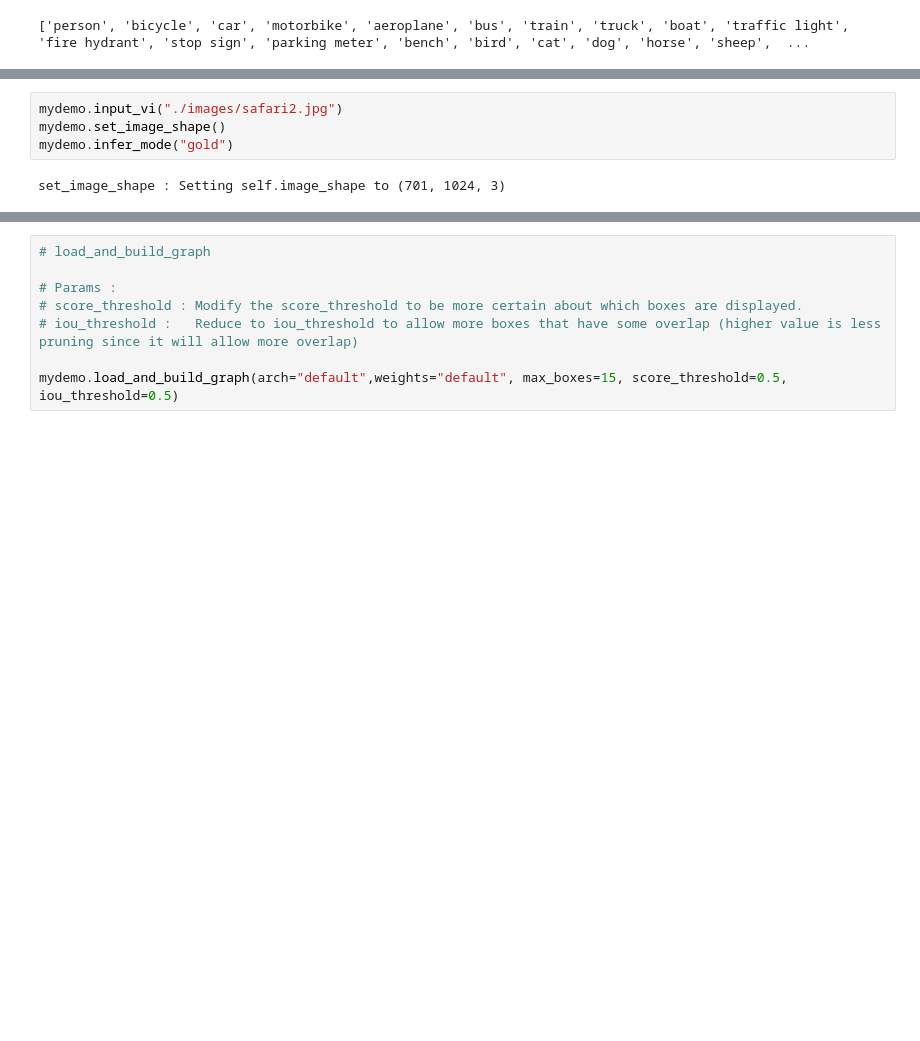
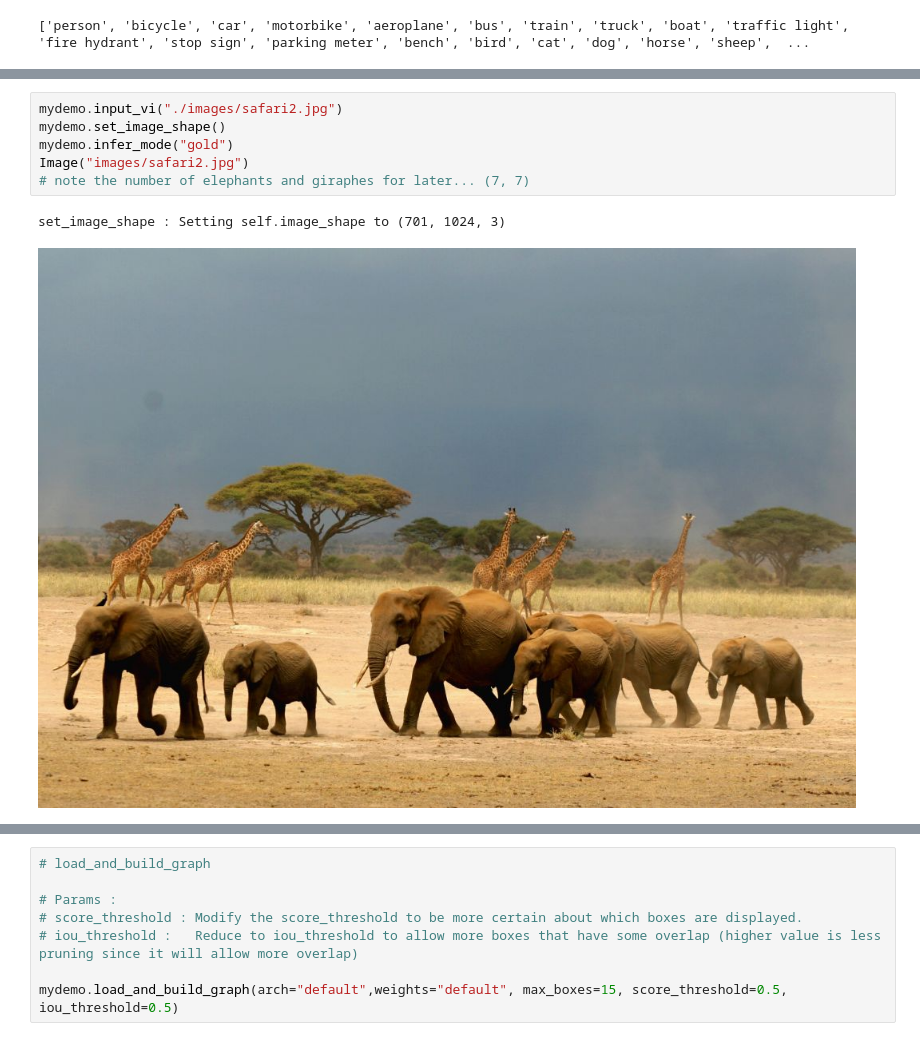
Before and after one commit to dustinvanstee/mldl-101, a Jupyter notebook: lab4-yolo-keras/YoloLab.ipynb, the cells around one changed output, grey strips where cells are left out. Drawn from its saved outputs; the diff is of its cells as text; blank space fills up the shorter version.

```diff
--- a/lab4-yolo-keras/YoloLab.ipynb
+++ b/lab4-yolo-keras/YoloLab.ipynb
@@ -118,9 +123,12 @@ print(str(mydemo.class_names()))
 # %%
 mydemo.input_vi("./images/safari2.jpg")
 mydemo.set_image_shape()
 mydemo.infer_mode("gold")
+Image("images/safari2.jpg")
+# note the number of elephants and giraphes for later... (7, 7)
 # %% [output]
 set_image_shape : Setting self.image_shape to (701, 1024, 3)
+[figure, added]
 # %% [markdown]
 # Load YOLO model
 
```
Also changed, not shown: parts of 20 cells of this notebook, 3 other files.
